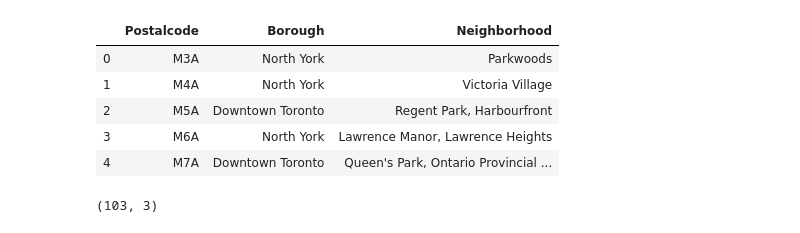
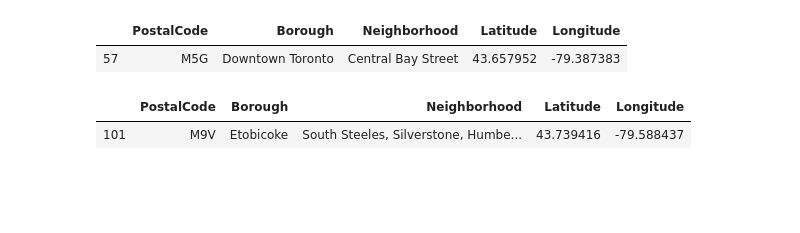
Before and after one commit to hakob-h/Coursera_Capstone, a Jupyter notebook: Capstone_Week3.ipynb, the cells around one changed output. Saved outputs shown, nothing was run; the diff lists cells and outputs as text; code cells hidden in the pictures; blank space fills up the shorter version.

```diff
--- a/Capstone_Week3.ipynb
+++ b/Capstone_Week3.ipynb
@@ -21,0 +48,6 @@ for tr_cell in table.find_all('tr'):
+# %%
+df = df.groupby('PostalCode').agg(
+    {
+        'Borough':'first',
+        'Neighborhood': ', '.join,}
+    ).reset_index()
@@ -31,3 +62,0 @@ df.head()
-# %%
-df=df[df['Borough']!='Not assigned']
-df.head()
@@ -45,18 +63,15 @@ temp_df.rename(columns={'Neighborhood':'Neighborhood_joined'},inplace=True)
+# %%
+dfgeo = pd.read_csv("Geospatial_Coordinates.csv")
+dfgeo.rename(columns={'Postal Code': 'PostalCode'}, inplace=True)
 # %%
-df_merge = pd.merge(df, temp_df, on='Postalcode')
+df2 = pd.merge(df, dfgeo, on="PostalCode", how='left')
-# %%
-df_merge.drop(['Neighborhood'],axis=1,inplace=True)
-df_merge.drop_duplicates(inplace=True)
-df_merge.rename(columns={'Neighborhood_joined':'Neighborhood'},inplace=True)
-df_merge.head()
-# %% [output]
-|  | Postalcode | Borough | Neighborhood |
-| 0 | M3A | North York | Parkwoods |
-| 1 | M4A | North York | Victoria Village |
-| 2 | M5A | Downtown Toronto | Regent Park, Harbourfront |
-| 3 | M6A | North York | Lawrence Manor, Lawrence Heights |
-| 4 | M7A | Downtown Toronto | Queen's Park, Ontario Provincial ... |
-# %%
-df_merge.shape
-# %% [output]
-(103, 3)
+# %%
+df2.loc[df2['PostalCode'] == 'M5G']
+# %% [output]
+|  | PostalCode | Borough | Neighborhood | Latitude | Longitude |
+| 57 | M5G | Downtown Toronto | Central Bay Street | 43.657952 | -79.387383 |
+# %%
+df2.loc[df2['PostalCode'] == 'M9V']
+# %% [output]
+|  | PostalCode | Borough | Neighborhood | Latitude | Longitude |
+| 101 | M9V | Etobicoke | South Steeles, Silverstone, Humbe... | 43.739416 | -79.588437 |
```
Also changed, not shown: parts of 13 cells of this notebook.
